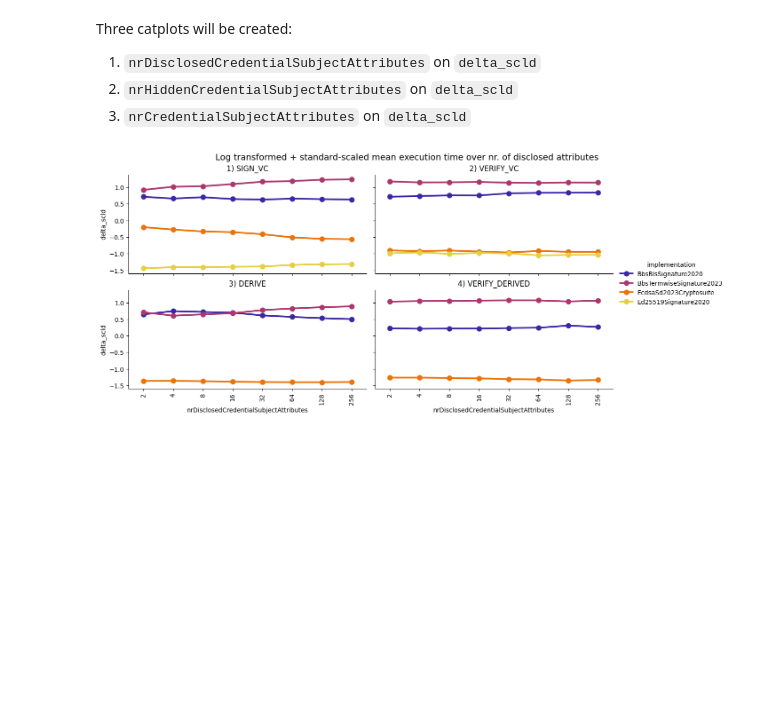
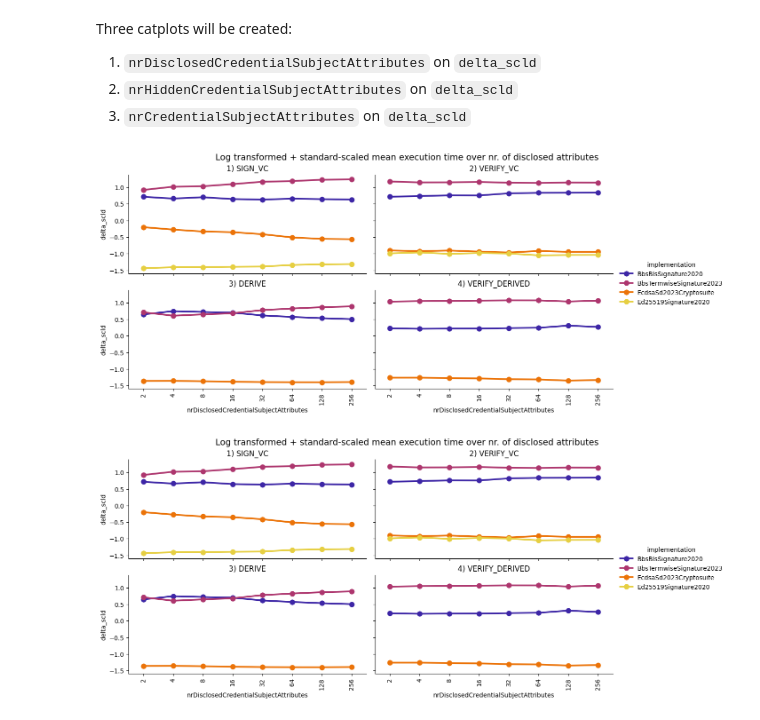
Before and after one commit to SolidLabResearch/vc-benchmark, a Jupyter notebook: data-analysis-v2-0-0.ipynb, the cells around one changed output. Saved outputs shown, nothing was run; the diff lists cells and outputs as text; code cells hidden in the pictures; blank space fills up the shorter version.

```diff
--- a/data-analysis-v2-0-0.ipynb
+++ b/data-analysis-v2-0-0.ipynb
@@ -562,6 +562,15 @@ lineplot_configurations = [
 ]
 # %%
 cpc01, cpc02, cpc03 = catplot_configurations
+# %%
+###########################
+# 01
+# vs. nr of disclosed attributes
+fname_catplot_01 = 'std-scaled-mean-execution-time-vs-nrDisclosedCredentialSubjectAttributes.png'
+g01 = cpc01.create_plot()
+g01.savefig(fname_catplot_01)
+# %% [output]
+[figure, added]
 # %%
 ###########################
 # 01
```
Also changed, not shown: parts of 4 cells of this notebook.
